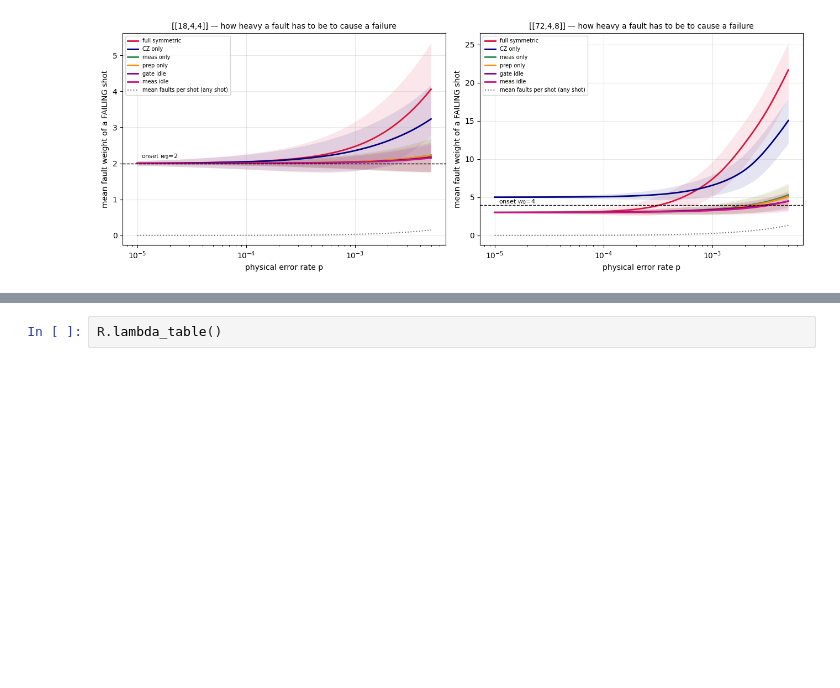
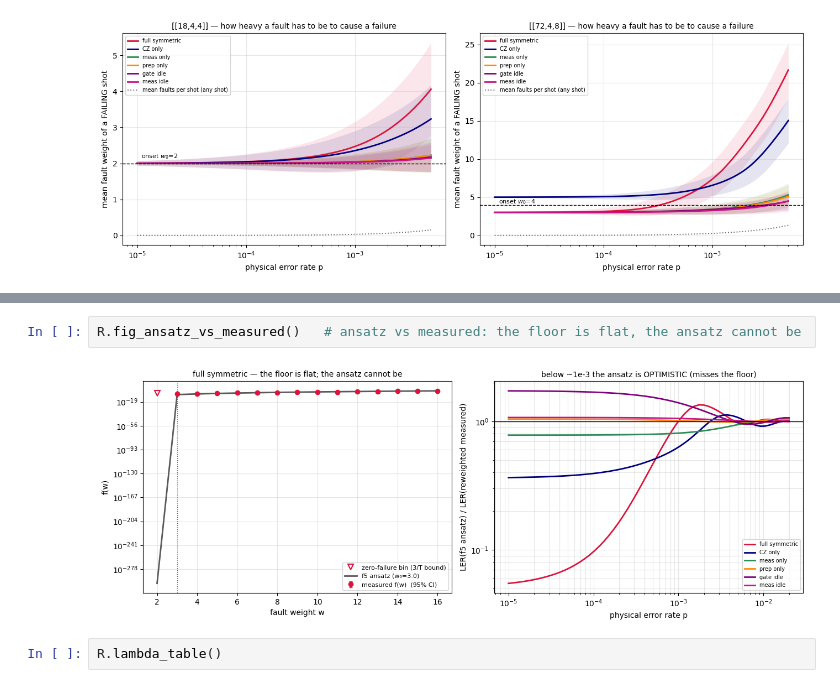
Before and after one commit to aksirot/stim_work, a Jupyter notebook: notebooks/methods/error_model_comparison_18_4_4_device.ipynb, the cells around one changed output, grey strips where cells are left out. Drawn from its saved outputs; the diff is of its cells as text; blank space fills up the shorter version.

```diff
--- a/notebooks/methods/error_model_comparison_18_4_4_device.ipynb
+++ b/notebooks/methods/error_model_comparison_18_4_4_device.ipynb
@@ -352,3 +365,7 @@ R.fig_weight_map()   # which fault weights carry the LER, versus p
+# %%
+R.fig_ansatz_vs_measured()   # ansatz vs measured: the floor is flat, the ansatz cannot be
+# %% [output]
+[figure, added]
 # %%
 R.lambda_table()
 # %% [output]
```
Also changed, not shown: parts of 1 cell of this notebook, 8 other files.
